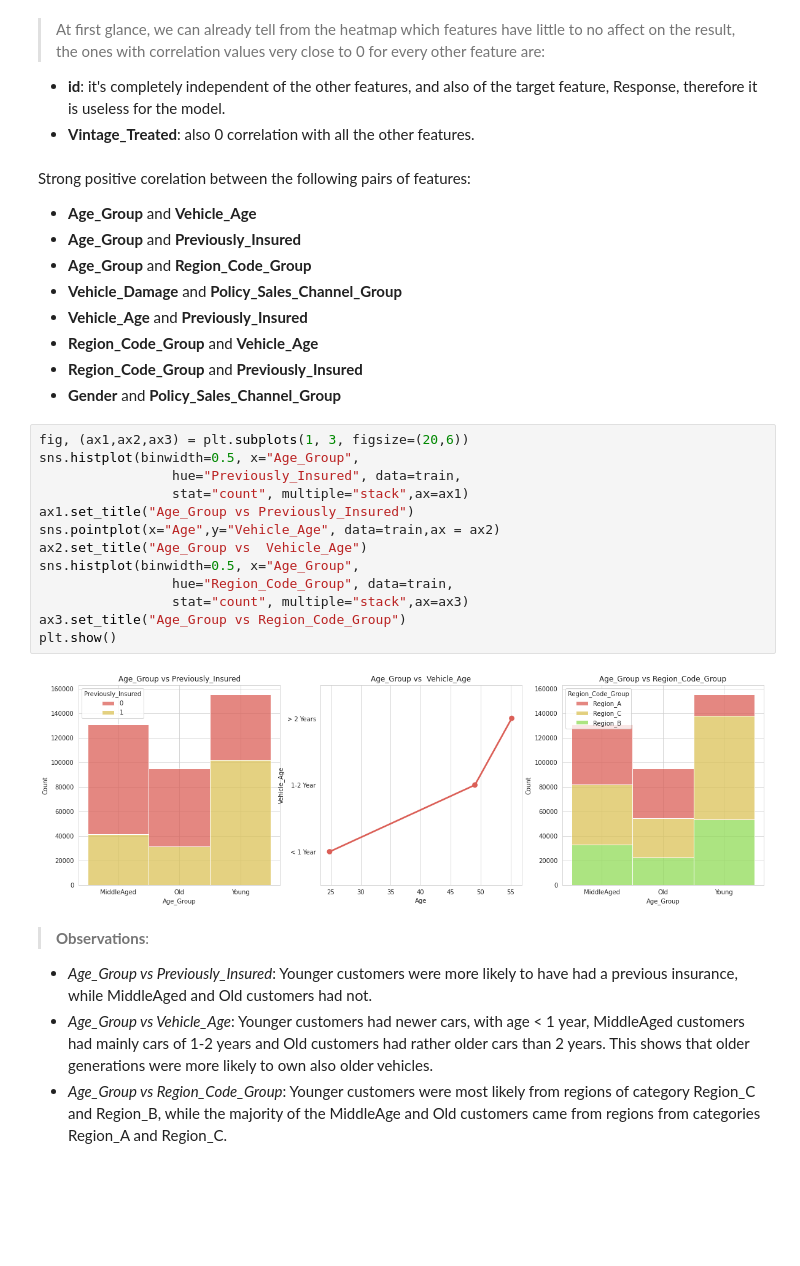
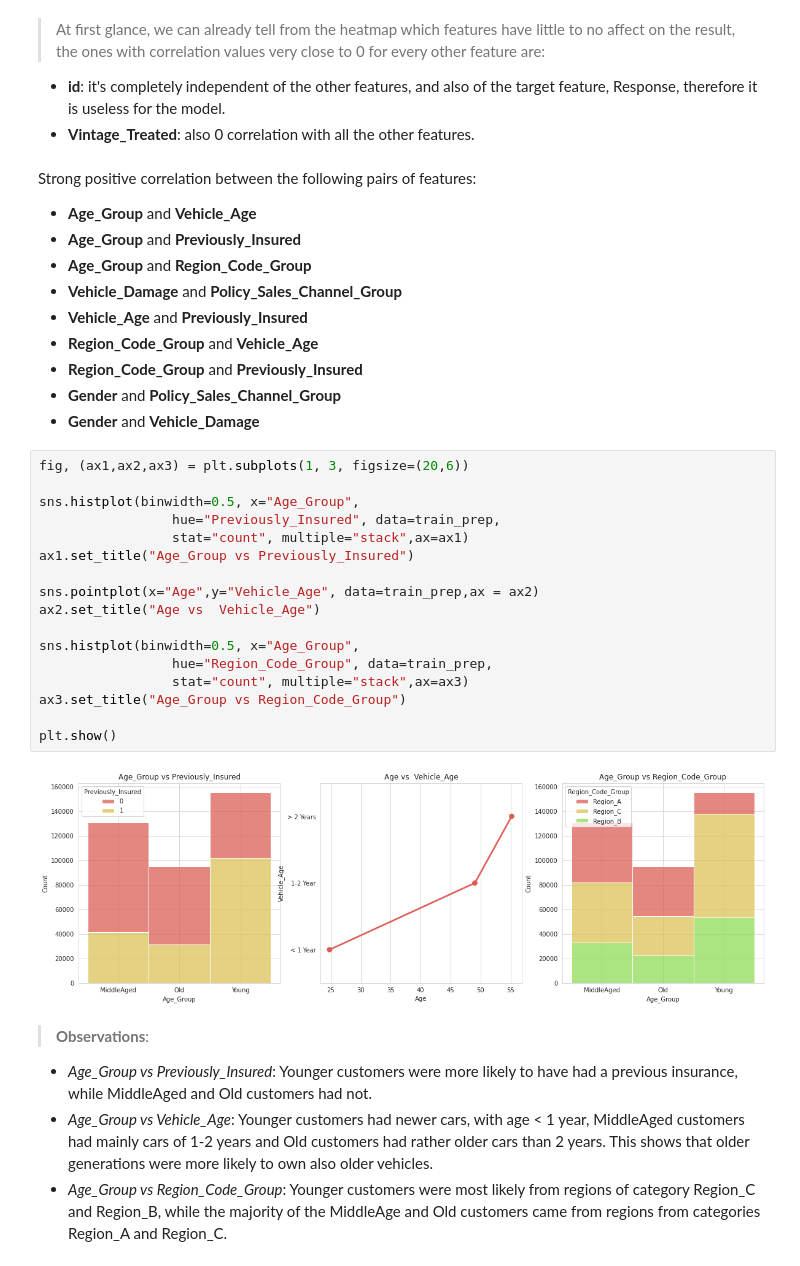
Before and after one commit to keresztesbeata/Intelligent-Systems-Lab, a Jupyter notebook: Health-Insurance-Cross-Sell-Prediction/Car_insurance.ipynb, the cells around one changed output. Cells and saved outputs as stored; diff of their text form; blank space fills up the shorter version.

```diff
--- a/Health-Insurance-Cross-Sell-Prediction/Car_insurance.ipynb
+++ b/Health-Insurance-Cross-Sell-Prediction/Car_insurance.ipynb
@@ -918,7 +923,7 @@ The violin plot above shows clearly that the two features, Previously_Insured an
 * **id**: it's completely independent of the other features, and also of the target feature, Response, therefore it is useless for the model.
 * **Vintage_Treated**: also 0 correlation with all the other features.
 # %% [markdown]
-Strong positive corelation between the following pairs of features:
+Strong positive correlation between the following pairs of features:
 * **Age_Group** and **Vehicle_Age**
 * **Age_Group** and **Previously_Insured**
 * **Age_Group** and **Region_Code_Group**
@@ -927,21 +932,26 @@ Strong positive corelation between the following pairs of features:
 * **Region_Code_Group** and **Vehicle_Age**
 * **Region_Code_Group** and **Previously_Insured**
 * **Gender** and **Policy_Sales_Channel_Group**
+* **Gender** and **Vehicle_Damage**
 # %%
 fig, (ax1,ax2,ax3) = plt.subplots(1, 3, figsize=(20,6))
+
 sns.histplot(binwidth=0.5, x="Age_Group",
-                 hue="Previously_Insured", data=train,
+                 hue="Previously_Insured", data=train_prep,
                  stat="count", multiple="stack",ax=ax1)
 ax1.set_title("Age_Group vs Previously_Insured")
-sns.pointplot(x="Age",y="Vehicle_Age", data=train,ax = ax2)
-ax2.set_title("Age_Group vs  Vehicle_Age")
+
+sns.pointplot(x="Age",y="Vehicle_Age", data=train_prep,ax = ax2)
+ax2.set_title("Age vs  Vehicle_Age")
+
 sns.histplot(binwidth=0.5, x="Age_Group",
-                 hue="Region_Code_Group", data=train,
+                 hue="Region_Code_Group", data=train_prep,
                  stat="count", multiple="stack",ax=ax3)
 ax3.set_title("Age_Group vs Region_Code_Group")
+
 plt.show()
 # %% [output]
-[figure, old version]
+[figure, new version]
 # %% [markdown]
 > **Observations**:
 * _Age_Group vs Previously_Insured_: Younger customers were more likely to have had a previous insurance, while MiddleAged and Old customers had not.
```
Also changed, not shown: parts of 20 cells of this notebook, 1 other file.
